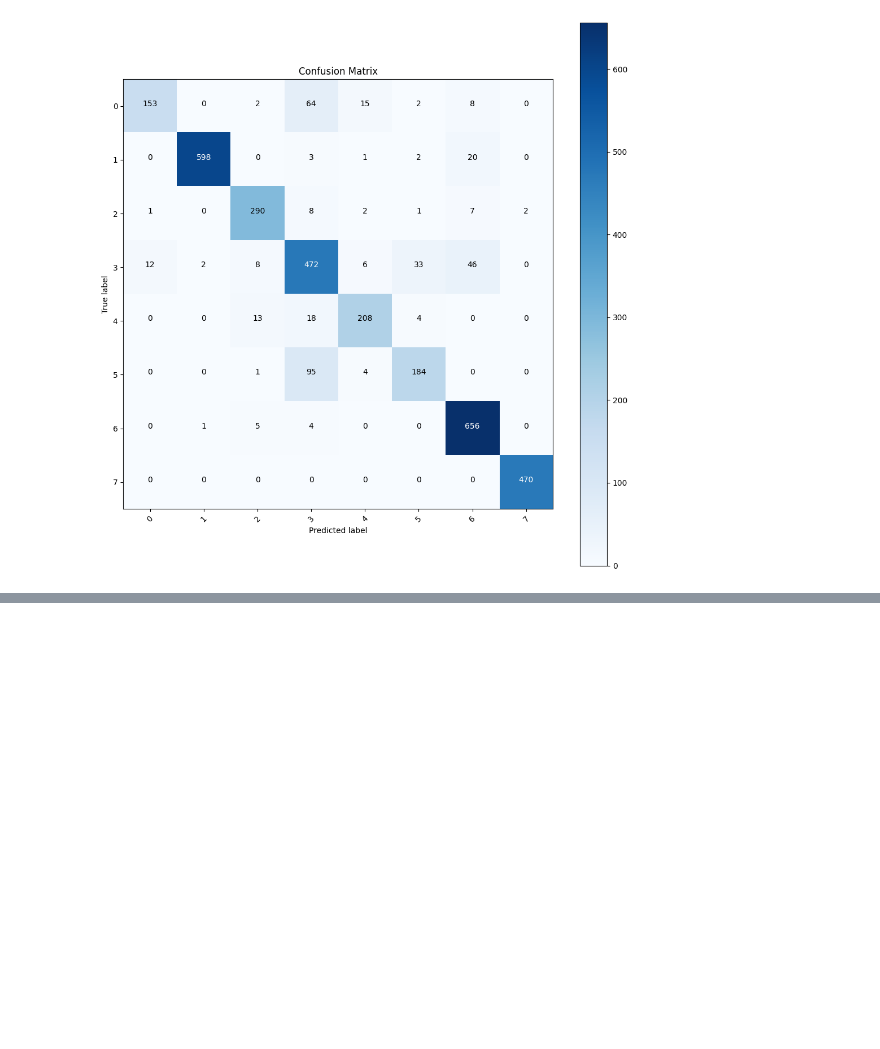
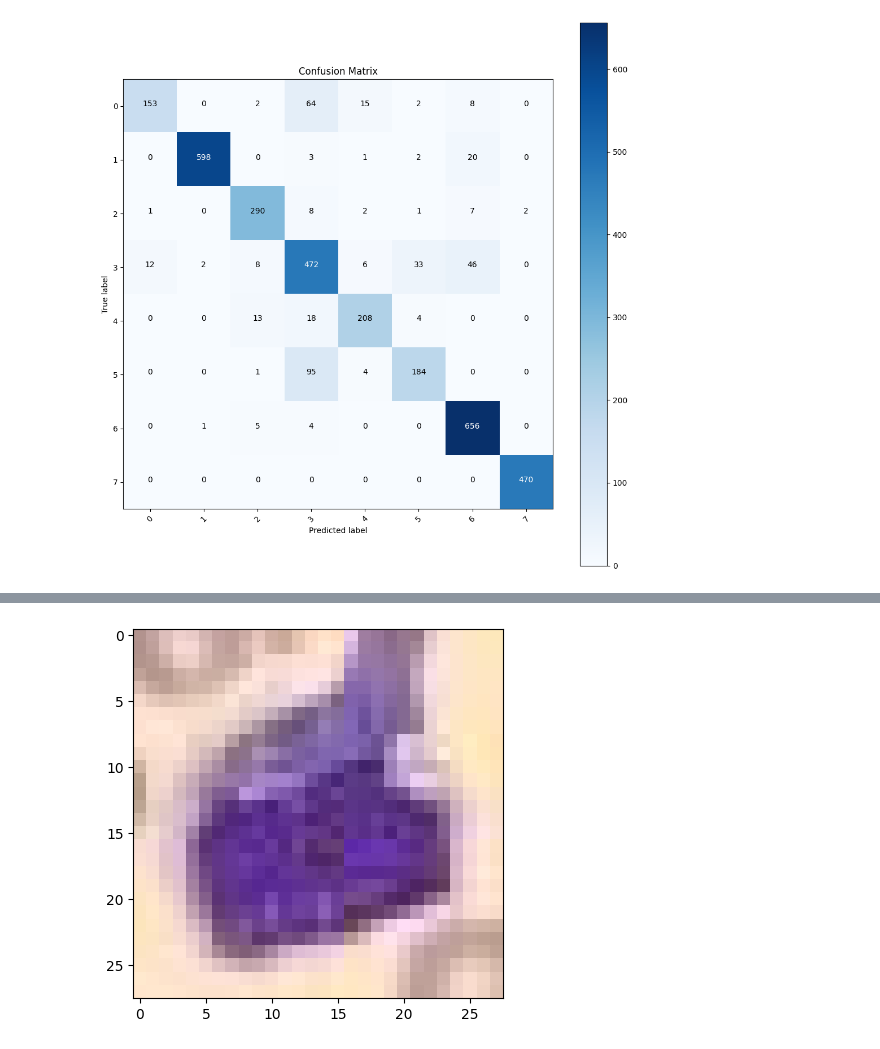
Before and after one commit to Jitesh193/IA048, a Jupyter notebook: EFC3/efc3_parte3_175867.ipynb, the cells around one changed output, grey strips where cells are left out. Cells and saved outputs as stored; diff of their text form; code cells hidden in the pictures; blank space fills up the shorter version.

```diff
--- a/EFC3/efc3_parte3_175867.ipynb
+++ b/EFC3/efc3_parte3_175867.ipynb
@@ -334,0 +344,5 @@ plt.show()
+# %%
+plt.imshow(TestX[33])
+plt.show()
+# %% [output]
+[figure, added]
```
Also changed, not shown: parts of 3 cells of this notebook.
